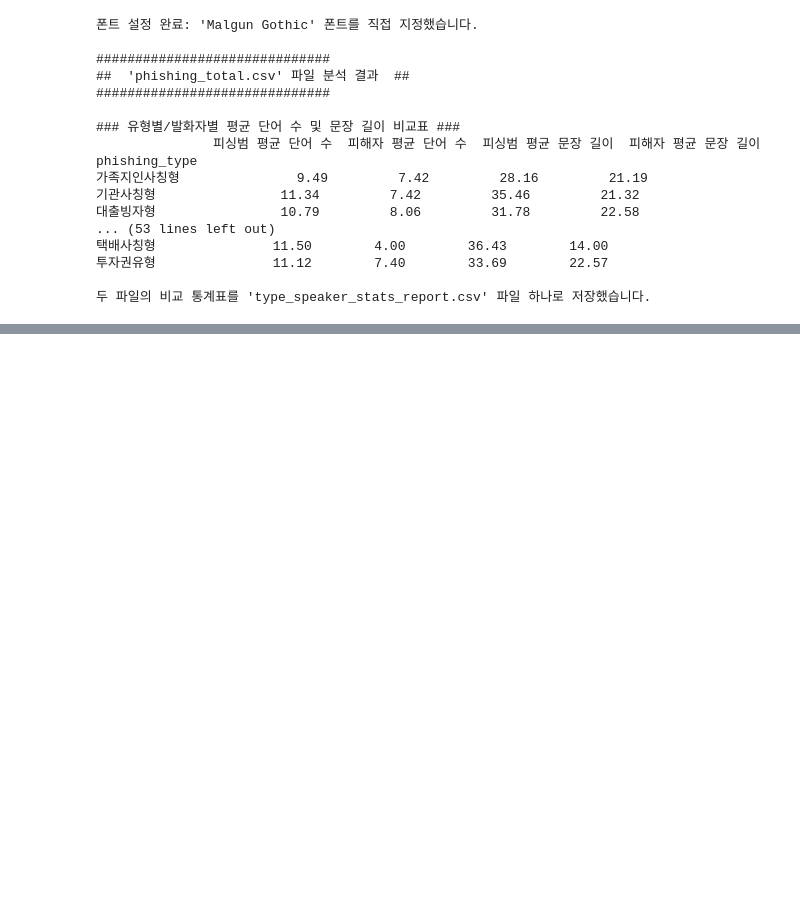
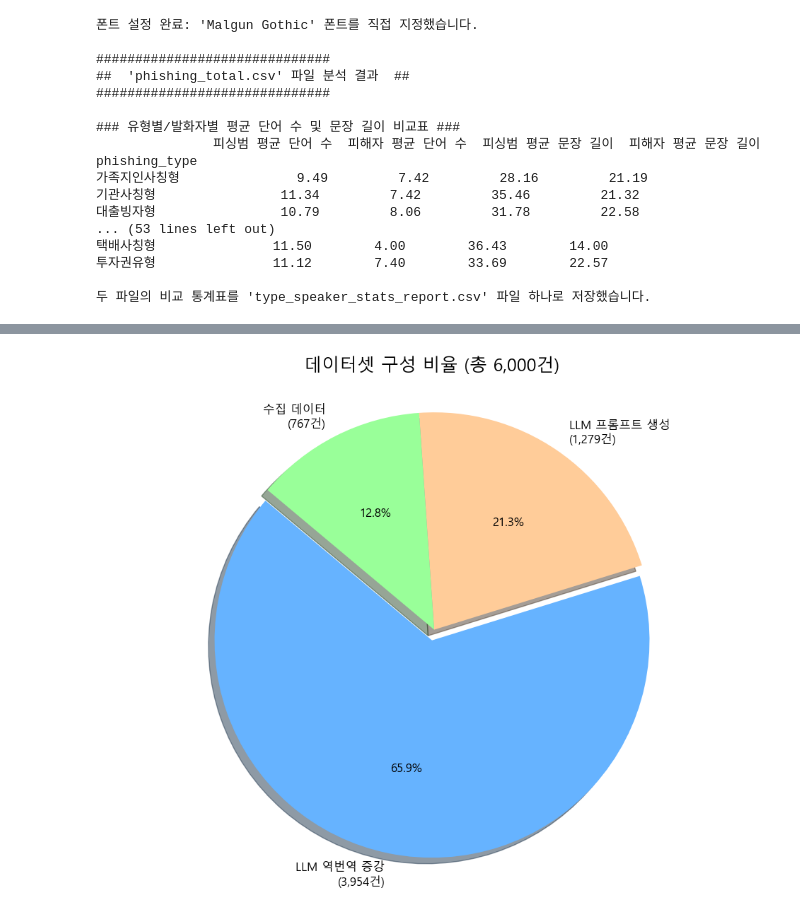
Before and after one commit to kwj903/woogawooga_project, a Jupyter notebook: dataset_create/Jinjoo/Jinjoo_추가EDA.ipynb, the cells around one changed output, grey strips where cells are left out. Cells and saved outputs as stored; diff of their text form; code cells hidden in the pictures; blank space fills up the shorter version.

```diff
--- a/dataset_create/Jinjoo/Jinjoo_추가EDA.ipynb
+++ b/dataset_create/Jinjoo/Jinjoo_추가EDA.ipynb
@@ -843,0 +1443,48 @@ phishing_type
+# %%
+# 시각화에 필요한 라이브러리를 불러옵니다.
+import matplotlib.pyplot as plt
+
+# 한글 폰트가 깨지지 않도록 설정합니다.
+plt.rc("font", family="Malgun Gothic")
+plt.rcParams["axes.unicode_minus"] = False
+
+
+# 데이터 레이블과 크기(개수)를 정의합니다.
+labels = [
+    f"LLM 역번역 증강\n(3,954건)",
+    f"LLM 프롬프트 생성\n(1,279건)",
+    f"수집 데이터\n(767건)",
+]
+sizes = [3954, 1279, 767]
+
+# 각 데이터 조각의 색상을 지정합니다.
+colors = ["#66b3ff", "#ffcc99", "#99ff99"]
+
+# 가장 큰 조각을 살짝 떼어내 강조하는 효과를 줍니다.
+explode = (0.05, 0, 0)
+
+# --- 파이 차트 생성 ---
+plt.figure(figsize=(12, 9))  # 그래프 크기 설정
+
+# 파이 차트를 그립니다.
+# autopct='%1.1f%%'는 소수점 첫째 자리까지의 비율을 표시하는 옵션입니다.
+plt.pie(
+    sizes,
+    explode=explode,
+    labels=labels,
+    colors=colors,
+    autopct="%1.1f%%",
+    shadow=True,
+    startangle=140,
+    textprops={"fontsize": 12},
+)  # 텍스트 크기 조절
+
+# 차트 제목을 추가합니다.
+plt.title("데이터셋 구성 비율 (총 6,000건)", fontsize=18, pad=20)
+
+# 원이 타원으로 찌그러지지 않도록 비율을 맞춰줍니다.
+plt.axis("equal")
+
+plt.show()
+# %% [output]
+[figure, added]
```
Also changed, not shown: parts of 15 cells of this notebook, 11 other files.
